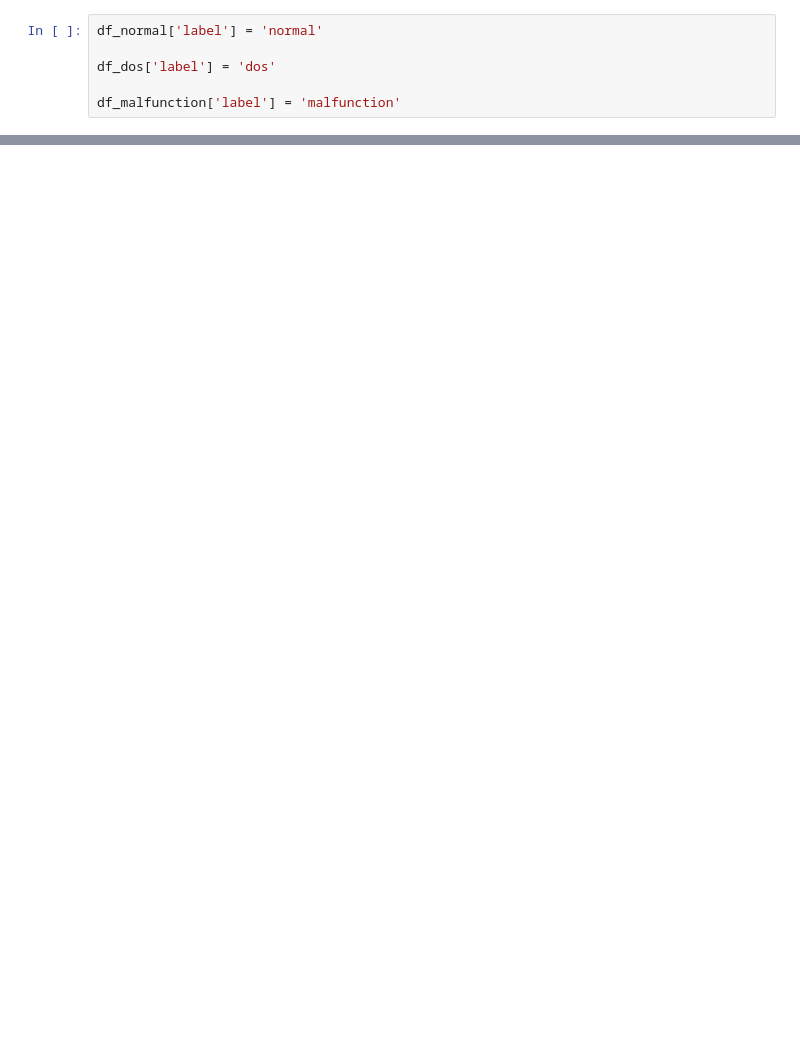
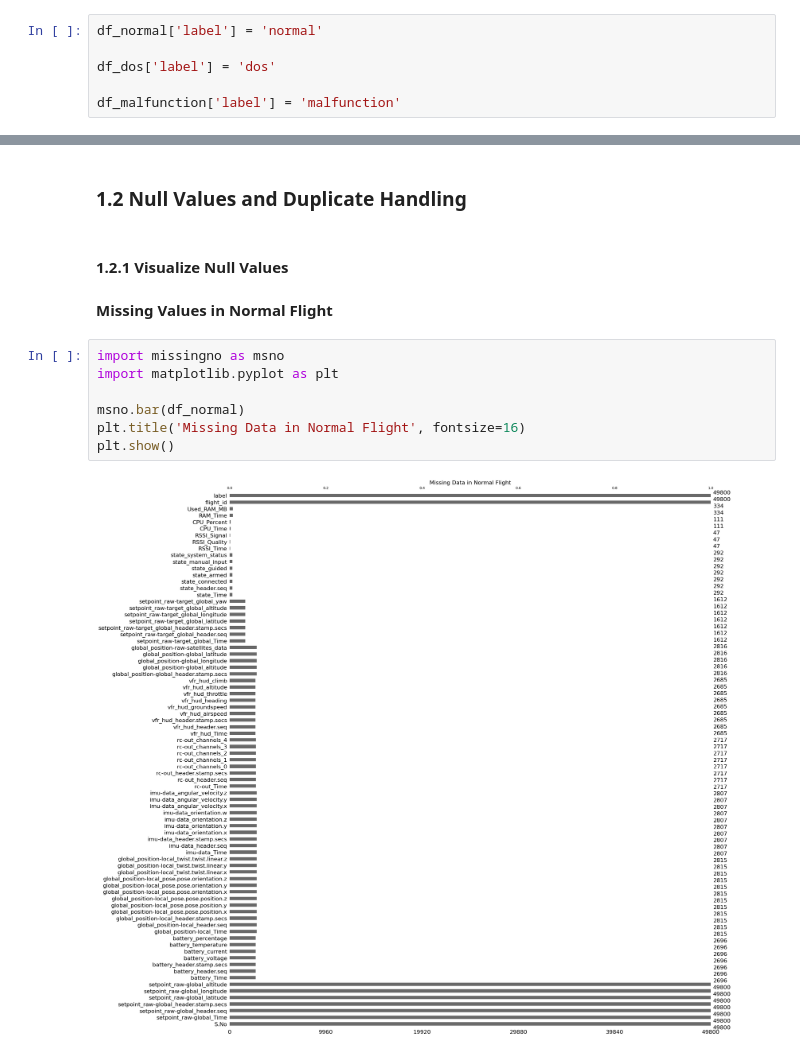
Before and after one commit to hifsakazmi/xai_ml_robot_telemetry, a Jupyter notebook: AAI_ML_Assignment.ipynb, the cells around one changed output, grey strips where cells are left out. Drawn from its saved outputs; the diff is of its cells as text; blank space fills up the shorter version.

```diff
--- a/AAI_ML_Assignment.ipynb
+++ b/AAI_ML_Assignment.ipynb
@@ -199,0 +207,15 @@ df_drones_all.head(10)
+# %% [markdown]
+### 1.2 Null Values and Duplicate Handling
+# %% [markdown]
+#### 1.2.1 Visualize Null Values
+# %% [markdown]
+**Missing Values in Normal Flight**
+# %%
+import missingno as msno
+import matplotlib.pyplot as plt
+
+msno.bar(df_normal)
+plt.title('Missing Data in Normal Flight', fontsize=16)
+plt.show()
+# %% [output]
+[figure, added]
```
Also changed, not shown: parts of 42 cells of this notebook.
